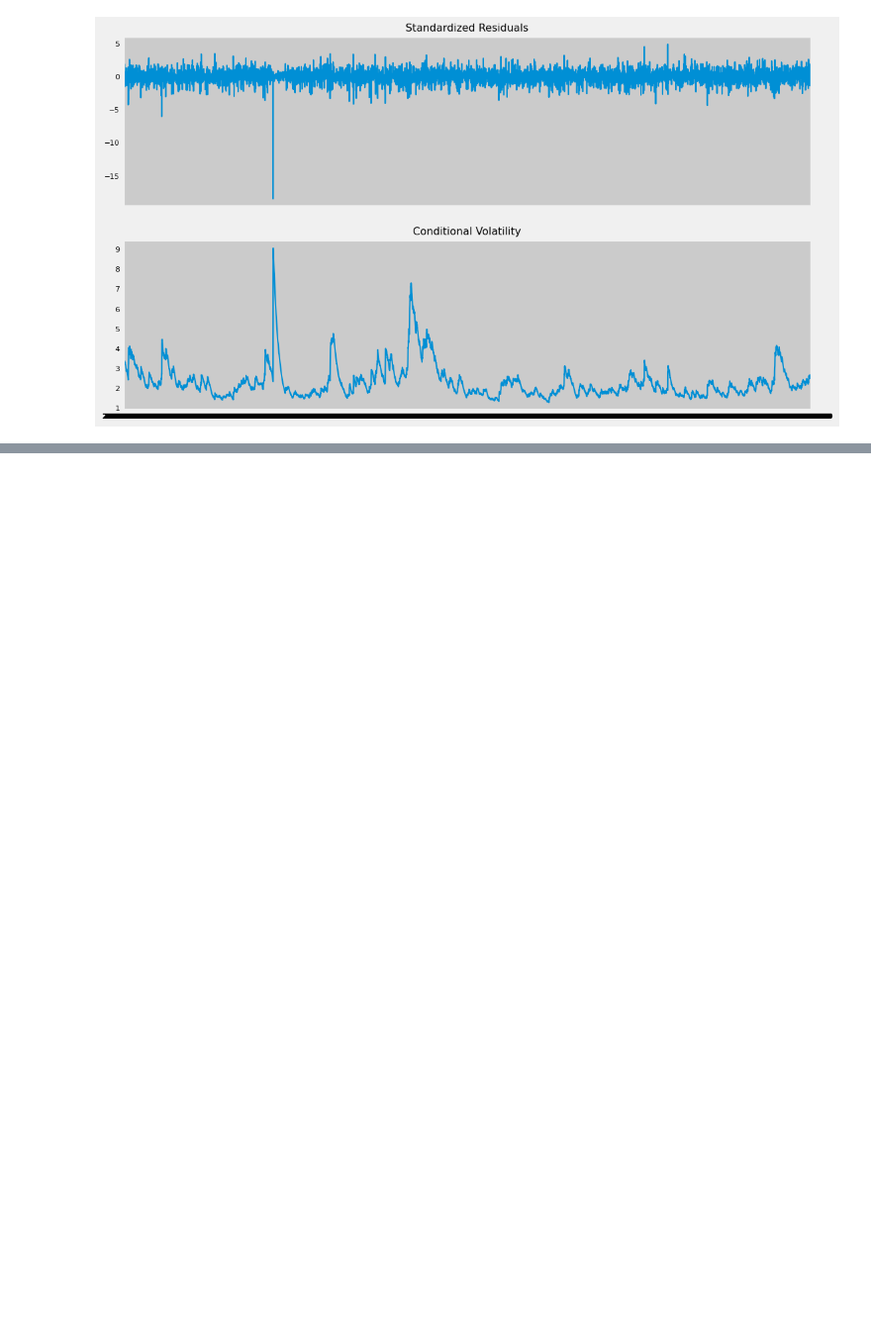
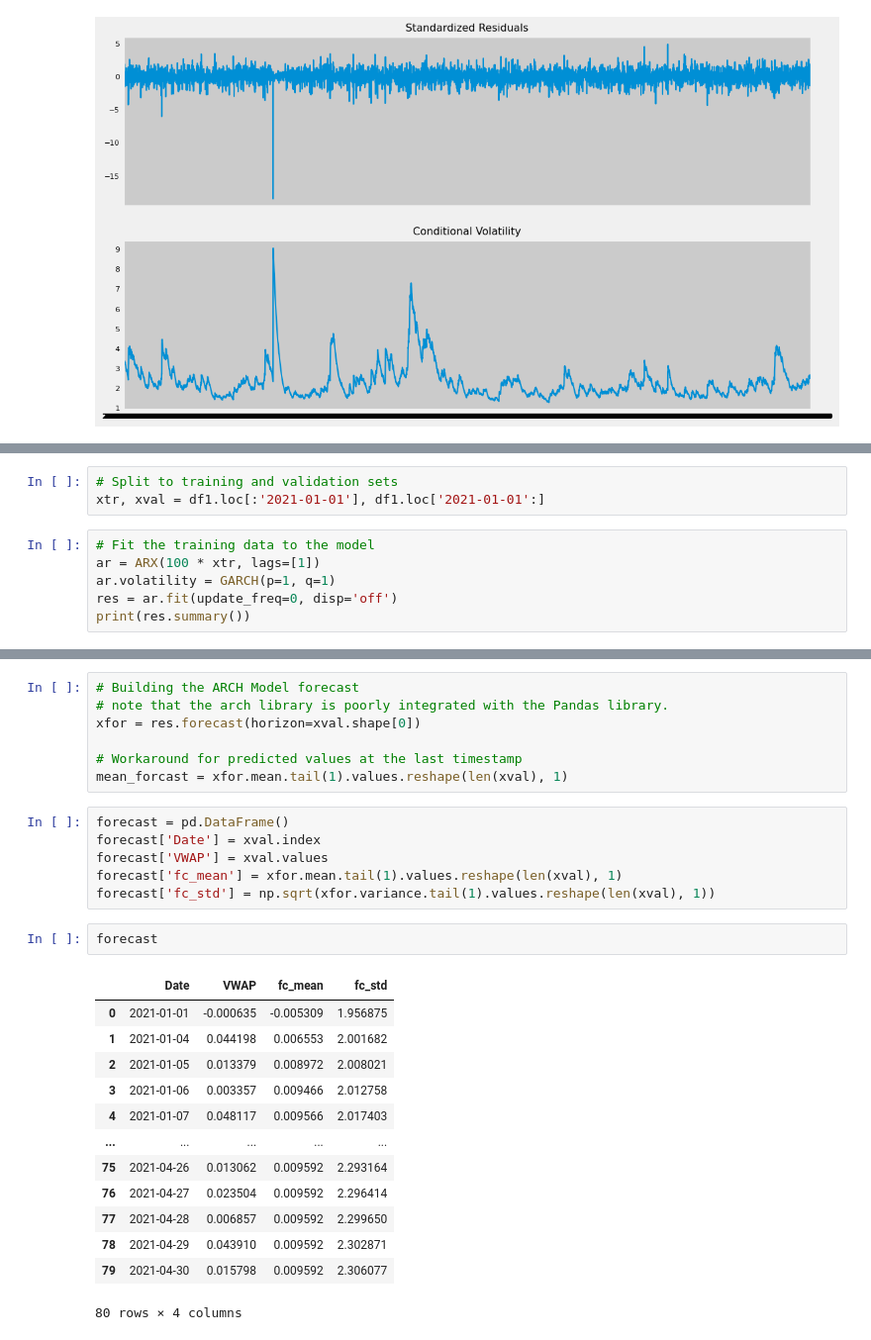
Before and after one commit to bachaudhry/time_series, a Jupyter notebook: ts_with_k/05_Financial_Applications.ipynb, the cells around one changed output, grey strips where cells are left out. Shown: that part at 99% size. Drawn from its saved outputs; the diff is of its cells as text; blank space fills up the shorter version.

Commit message:
Added forecasting section

```diff
--- a/ts_with_k/05_Financial_Applications.ipynb
+++ b/ts_with_k/05_Financial_Applications.ipynb
@@ -328,0 +340,9 @@ fig = res.plot()
+# %%
+# Split to training and validation sets
+xtr, xval = df1.loc[:'2021-01-01'], df1.loc['2021-01-01':]
+# %%
+# Fit the training data to the model
+ar = ARX(100 * xtr, lags=[1])
+ar.volatility = GARCH(p=1, q=1)
+res = ar.fit(update_freq=0, disp='off')
+print(res.summary())
@@ -328,0 +367,29 @@ fig = res.plot()
+# %%
+# Building the ARCH Model forecast
+# note that the arch library is poorly integrated with the Pandas library.
+xfor = res.forecast(horizon=xval.shape[0])
+
+# Workaround for predicted values at the last timestamp
+mean_forcast = xfor.mean.tail(1).values.reshape(len(xval), 1)
+# %%
+forecast = pd.DataFrame()
+forecast['Date'] = xval.index
+forecast['VWAP'] = xval.values
+forecast['fc_mean'] = xfor.mean.tail(1).values.reshape(len(xval), 1)
+forecast['fc_std'] = np.sqrt(xfor.variance.tail(1).values.reshape(len(xval), 1))
+# %%
+forecast
+# %% [output]
+|  | Date | VWAP | fc_mean | fc_std |
+| 0 | 2021-01-01 | -0.000635 | -0.005309 | 1.956875 |
+| 1 | 2021-01-04 | 0.044198 | 0.006553 | 2.001682 |
+| 2 | 2021-01-05 | 0.013379 | 0.008972 | 2.008021 |
+| 3 | 2021-01-06 | 0.003357 | 0.009466 | 2.012758 |
+| 4 | 2021-01-07 | 0.048117 | 0.009566 | 2.017403 |
+| ... | ... | ... | ... | ... |
+| 75 | 2021-04-26 | 0.013062 | 0.009592 | 2.293164 |
+| 76 | 2021-04-27 | 0.023504 | 0.009592 | 2.296414 |
+| 77 | 2021-04-28 | 0.006857 | 0.009592 | 2.299650 |
+| 78 | 2021-04-29 | 0.043910 | 0.009592 | 2.302871 |
+| 79 | 2021-04-30 | 0.015798 | 0.009592 | 2.306077 |
+80 rows × 4 columns
```
Also changed, not shown: parts of 5 cells of this notebook.
